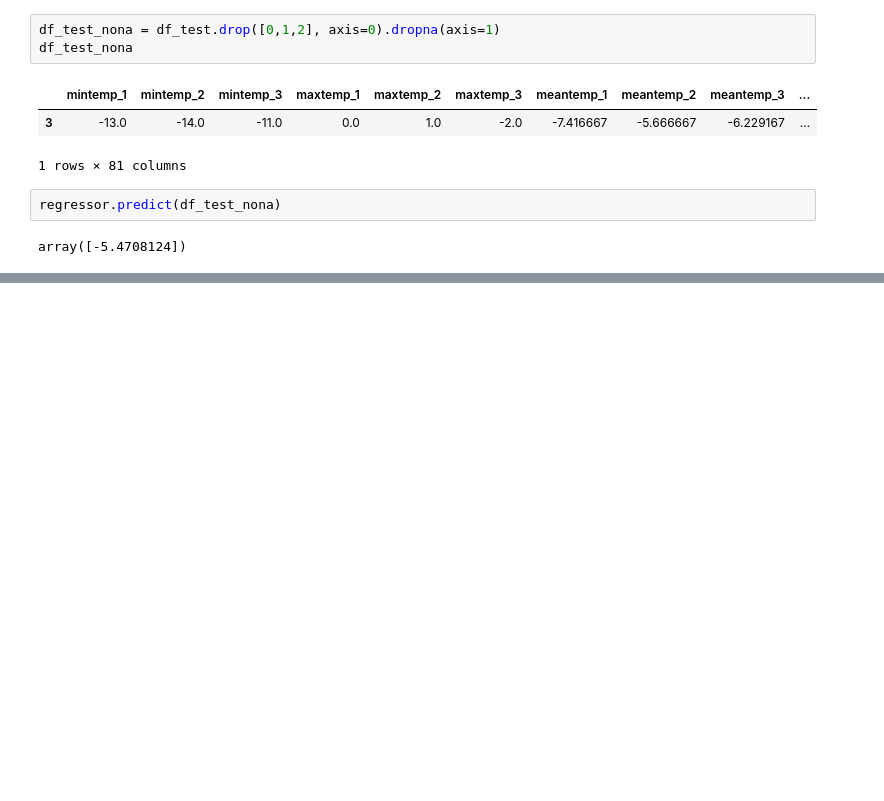
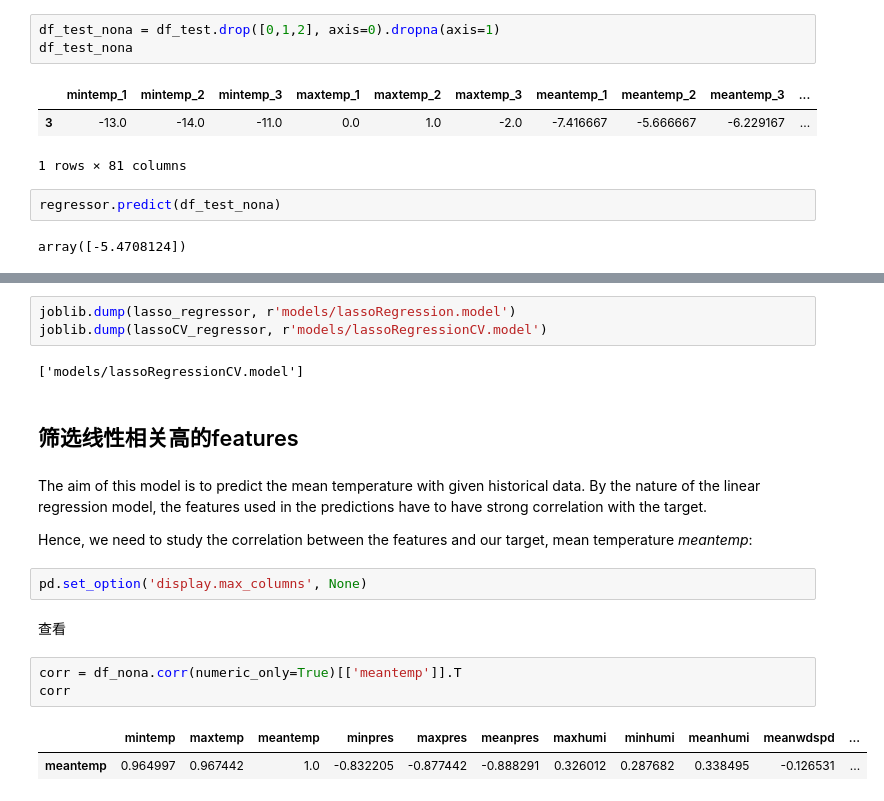
Before and after one commit to sailinglove/Beijing_Weather_Forecast-MLPDA, a Jupyter notebook: modelBuilding.ipynb, the cells around one changed output, grey strips where cells are left out. Drawn from its saved outputs; the diff is of its cells as text; blank space fills up the shorter version.

Commit message:
lasso done, correlation done

```diff
--- a/modelBuilding.ipynb
+++ b/modelBuilding.ipynb
@@ -323,0 +393,21 @@ error: $2.47$℃
+# %%
+joblib.dump(lasso_regressor, r'models/lassoRegression.model')
+joblib.dump(lassoCV_regressor, r'models/lassoRegressionCV.model')
+# %% [output]
+['models/lassoRegressionCV.model']
+# %% [markdown]
+## 筛选线性相关高的features
+# %% [markdown]
+The aim of this model is to predict the mean temperature with given historical data. By the nature of the linear regression model, the features used in the predictions have to have strong correlation with the target.
+
+Hence, we need to study the correlation between the features and our target, mean temperature *meantemp*:
+# %%
+pd.set_option('display.max_columns', None)
+# %% [markdown]
+查看
+# %%
+corr = df_nona.corr(numeric_only=True)[['meantemp']].T
+corr
+# %% [output]
+|  | mintemp | maxtemp | meantemp | minpres | maxpres | meanpres | maxhumi | minhumi | meanhumi | meanwdspd | ... |
+| meantemp | 0.964997 | 0.967442 | 1.0 | -0.832205 | -0.877442 | -0.888291 | 0.326012 | 0.287682 | 0.338495 | -0.126531 | ... |
```
Also changed, not shown: parts of 23 cells of this notebook, 13 other files.
